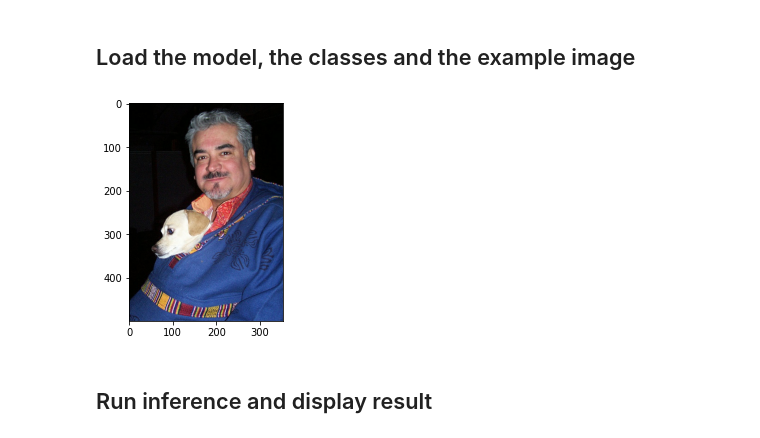
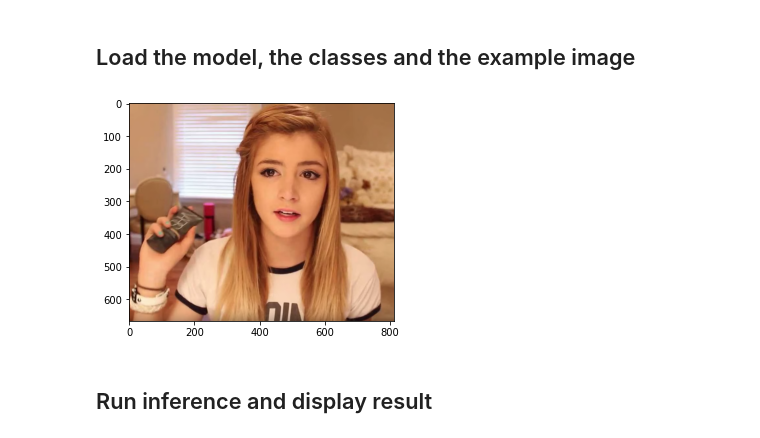
Before and after one commit to K-SIK/Capstone, a Jupyter notebook: DeepLearning/YOLOV3/yolo_inference_tutorial.ipynb, the cells around one changed output. Cells and saved outputs as stored; diff of their text form; code cells hidden in the pictures.

```diff
--- a/DeepLearning/YOLOV3/yolo_inference_tutorial.ipynb
+++ b/DeepLearning/YOLOV3/yolo_inference_tutorial.ipynb
@@ -27,15 +27,15 @@ IMAGE_SIZE = 416
 # %%
 yolo = YoloV3()
 yolo.load_weights(WEIGHTS_PATH)
 class_names = [c.strip() for c in open(CLASSES_PATH).readlines()]
 
-img = tf.image.decode_image(open('data/images/initial_test/test1.jpg', 'rb').read(), channels=3)
+img = tf.image.decode_image(open('data/girl.png', 'rb').read(), channels=3)
 plt.imshow(img)
 plt.show()
 
 input_img = tf.expand_dims(img, 0)
 input_img = transform_images(input_img, IMAGE_SIZE)
 # %% [output]
-[figure, old version]
+[figure, new version]
 # %% [markdown]
 ## Run inference and display result
```
Also changed, not shown: parts of 4 cells of this notebook, 1 other file.
